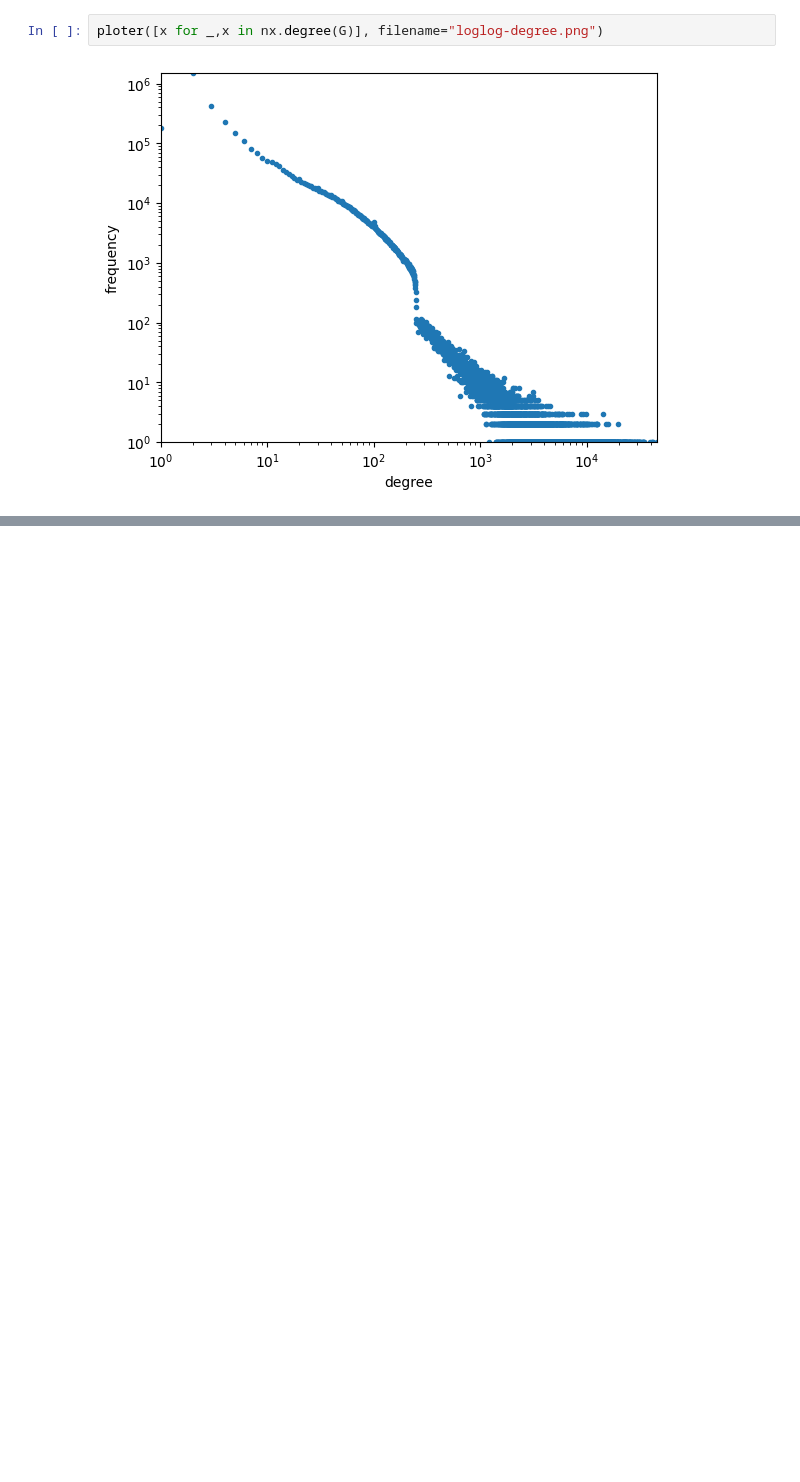
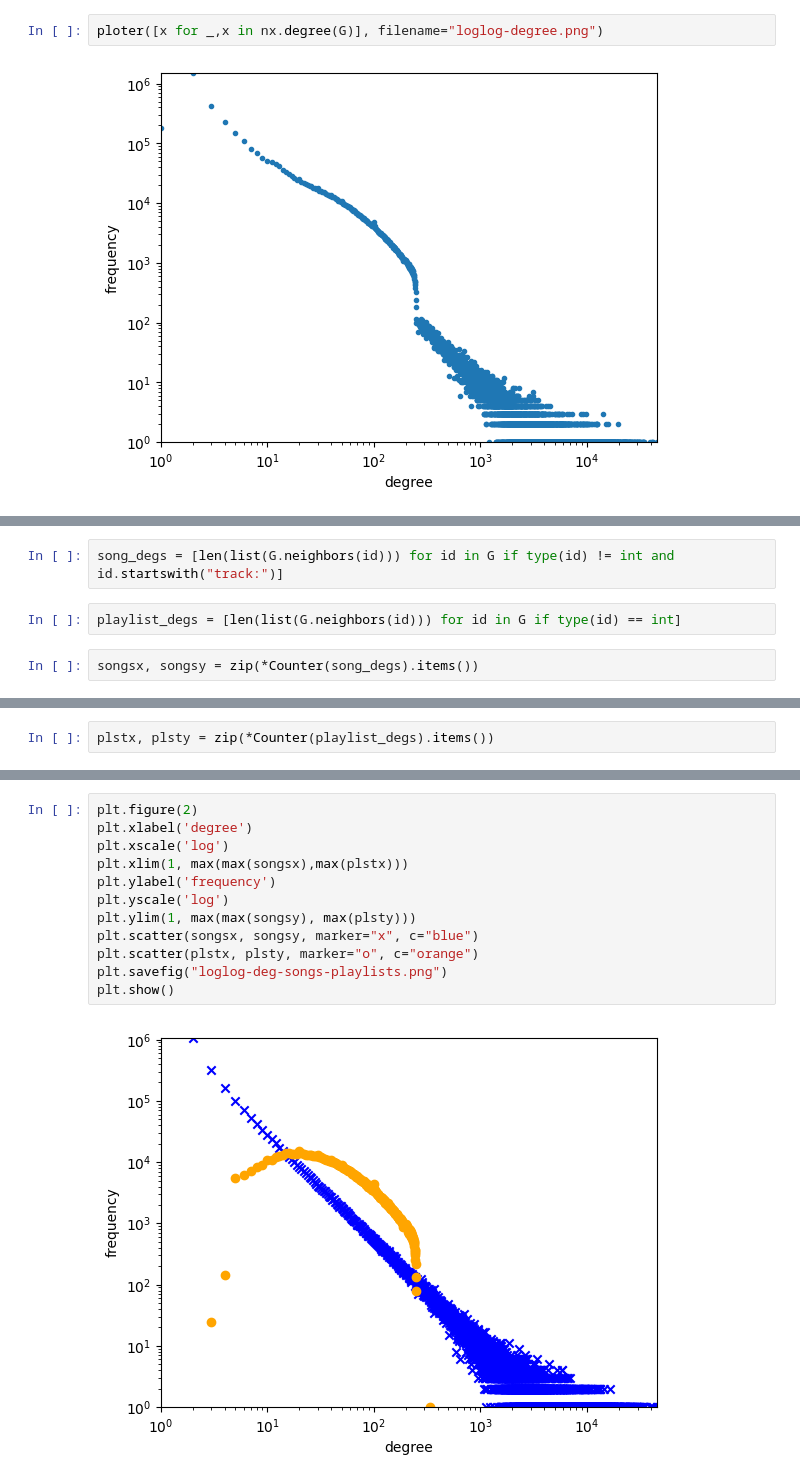
Before and after one commit to Aekai/seminarska-spotify, a Jupyter notebook: ui-seminarska-spotify.ipynb, the cells around one changed output, grey strips where cells are left out. Cells and saved outputs as stored; diff of their text form; blank space fills up the shorter version.

Commit message:
check some more stats for the graph

```diff
--- a/ui-seminarska-spotify.ipynb
+++ b/ui-seminarska-spotify.ipynb
@@ -208,0 +232,6 @@ ploter([x for _,x in nx.degree(G)], filename="loglog-degree.png")
+# %%
+song_degs = [len(list(G.neighbors(id))) for id in G if type(id) != int and id.startswith("track:")]
+# %%
+playlist_degs = [len(list(G.neighbors(id))) for id in G if type(id) == int]
+# %%
+songsx, songsy = zip(*Counter(song_degs).items())
@@ -208,0 +250,2 @@ ploter([x for _,x in nx.degree(G)], filename="loglog-degree.png")
+# %%
+plstx, plsty = zip(*Counter(playlist_degs).items())
@@ -208,0 +264,14 @@ ploter([x for _,x in nx.degree(G)], filename="loglog-degree.png")
+# %%
+plt.figure(2)
+plt.xlabel('degree')
+plt.xscale('log')
+plt.xlim(1, max(max(songsx),max(plstx)))
+plt.ylabel('frequency')
+plt.yscale('log')
+plt.ylim(1, max(max(songsy), max(plsty)))
+plt.scatter(songsx, songsy, marker="x", c="blue")
+plt.scatter(plstx, plsty, marker="o", c="orange")
+plt.savefig("loglog-deg-songs-playlists.png")
+plt.show()
+# %% [output]
+[figure, added]
```
Also changed, not shown: parts of 12 cells of this notebook, 2 other files.
